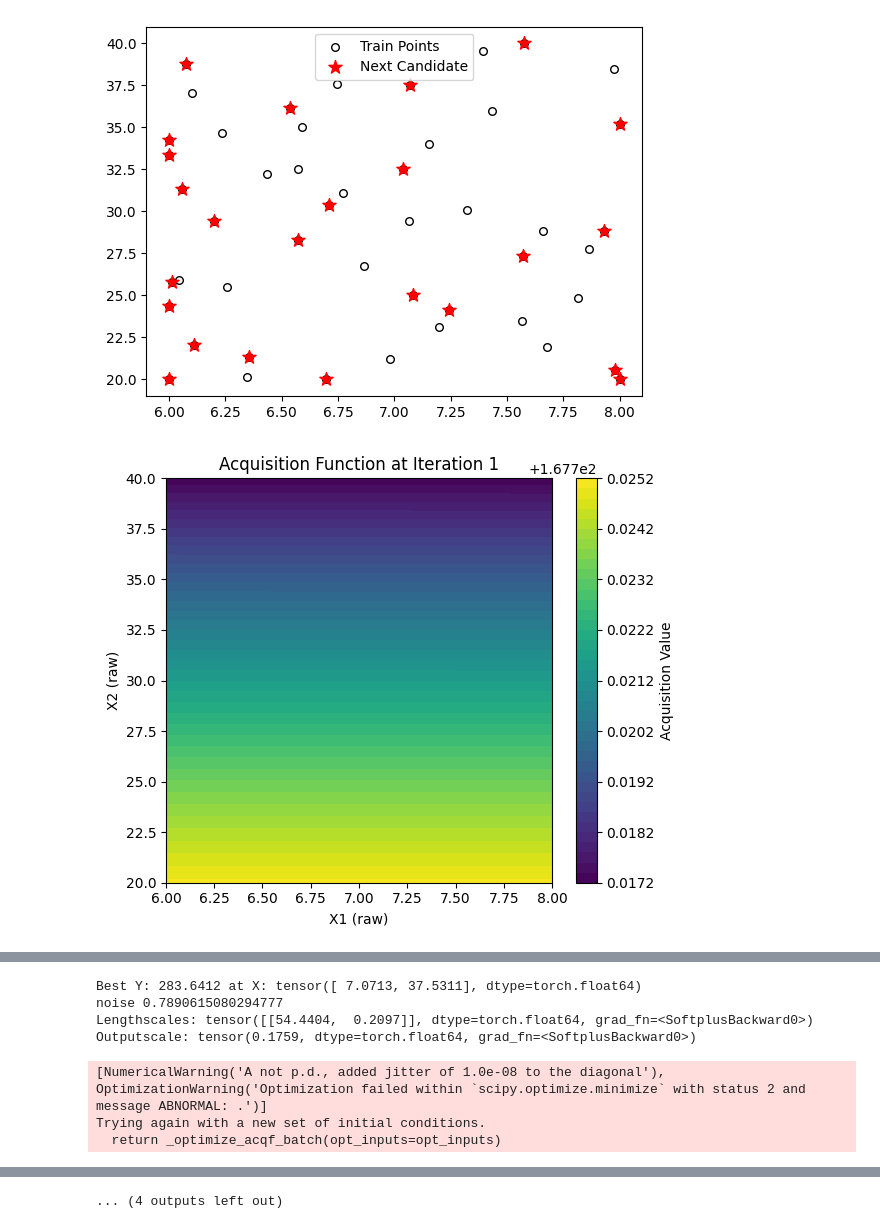
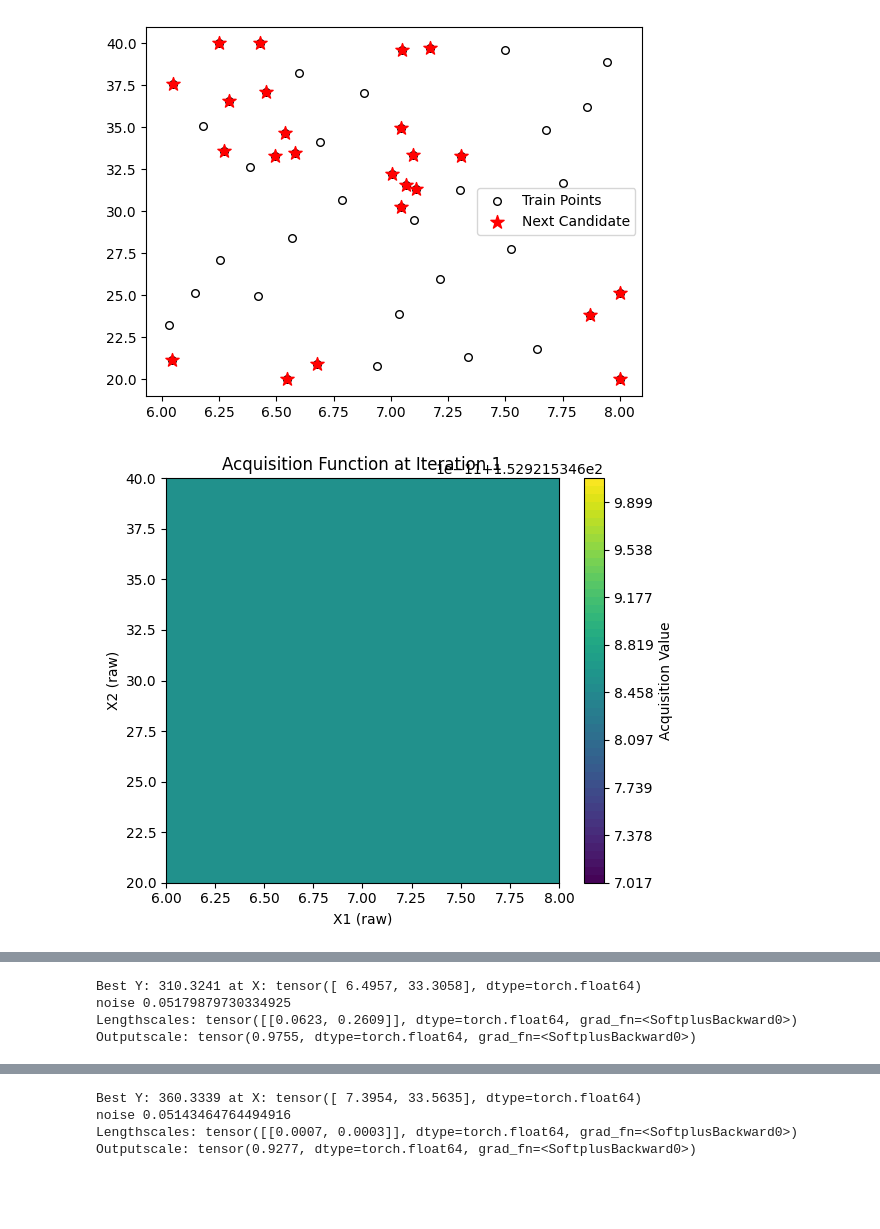
Before and after one commit to subarumuroi/Torch-Practice, a Jupyter notebook: BOTorch UCB.ipynb, the cells around one changed output, grey strips where cells are left out. Cells and saved outputs as stored; diff of their text form; code cells hidden in the pictures; blank space fills up the shorter version.

```diff
--- a/BOTorch UCB.ipynb
+++ b/BOTorch UCB.ipynb
@@ -21,8 +24,10 @@ import matplotlib.pyplot as plt
 # Config
 # ================================================================== #
 
-seed = 421
+seed = 42
 noise_level = 0.2
+lower_noise_bound = 0.1
+upper_noise_bound = 0.3
 initial_sample = 24
 nu=2.5
 
@@ -111,6 +116,21 @@ class UCBModel(SingleTaskGP):
 
         super().__init__(train_X, train_Y, likelihood=likelihood, mean_module= mean_module, covar_module = covar_module, outcome_transform = Standardize(m=1), input_transform = Normalize(d=dim))
 
+        lower_noise = lower_noise_bound**2  # lower noise bound
+        upper_noise = upper_noise_bound**2  # upper noise bound
+
+        # Add a **prior** (softly nudges during training)
+        self.likelihood.noise_covar.register_prior(
+            "noise_prior",
+            SmoothedBoxPrior(lower_noise, upper_noise),
+            "raw_noise"
+        )
+
+        # Add a **constraint** (hard bounding box)
+        self.likelihood.noise_covar.register_constraint(
+            "raw_noise",
+            Interval(lower_noise, upper_noise)
+        )
 
 
 def train_UCB_model(train_X, train_Y):
@@ -200,8 +220,8 @@ def plot_gp_surface(model, bounds, grid_size=50, plot_type="mean", title=None):
     plt.show()
 # %%
 # UCB BO loop
-n_iterations = 3
-beta = 5
+n_iterations = 2
+beta = 1
 
 for i in range (n_iterations):
     # Train the model
@@ -218,32 +238,32 @@ for i in range (n_iterations):
         num_restarts=5,
         raw_samples=20,
     )
 
     #candidate_raw = unnormalize(candidate, bounds=bounds)
     # Evaluate the objective function at the new candidate point
     new_Y = objective_function(candidate)
 
     # Append the new data to the training set
     train_X = torch.cat((train_X, candidate), dim=0)
     train_Y = torch.cat((train_Y, new_Y.unsqueeze(-1)), dim=0)
 
 
     # Optional: Plot acquisition function
     plt.scatter(train_X[:, 0].cpu(), train_X[:, 1].cpu(), c="white", edgecolor="black", s=30, label="Train Points")
     plt.scatter(candidate[:, 0].cpu(), candidate[:, 1].cpu(), c="red", marker="*", s=100, label="Next Candidate")
     plt.legend()
     plot_acquisition(acq_func, bounds, title=f"Acquisition Function at Iteration {i+1}")
     plot_gp_surface(model, bounds, plot_type="mean", title="Posterior Mean")
     plot_gp_surface(model, bounds, plot_type="std", title="Posterior Uncertainty")
 
     plt.show()
     best_idx = torch.argmax(train_Y.squeeze(-1))
     best_X = train_X[best_idx]
     best_Y = train_Y[best_idx].item()
     print(f"Best Y: {best_Y:.4f} at X: {best_X}")
     print("noise", model.likelihood.noise_covar.noise.max().item())
     print("Lengthscales:", model.covar_module.base_kernel.lengthscale)
     print("Outputscale:", model.covar_module.outputscale)
 # %% [output]
-[figure, old version]
+[figure, new version]
-[figure, old version]
+[figure, new version]
@@ -252,7 +272,4 @@ for i in range (n_iterations):
-Best Y: 283.6412 at X: tensor([ 7.0713, 37.5311], dtype=torch.float64)
-noise 0.7890615080294777
-Lengthscales: tensor([[54.4404,  0.2097]], dtype=torch.float64, grad_fn=<SoftplusBackward0>)
-Outputscale: tensor(0.1759, dtype=torch.float64, grad_fn=<SoftplusBackward0>)
+Best Y: 310.3241 at X: tensor([ 6.4957, 33.3058], dtype=torch.float64)
+noise 0.05179879730334925
+Lengthscales: tensor([[0.0623, 0.2609]], dtype=torch.float64, grad_fn=<SoftplusBackward0>)
+Outputscale: tensor(0.9755, dtype=torch.float64, grad_fn=<SoftplusBackward0>)
-[NumericalWarning('A not p.d., added jitter of 1.0e-08 to the diagonal'), OptimizationWarning('Optimization failed within `scipy.optimize.minimize` with status 2 and message ABNORMAL: .')]
-Trying again with a new set of initial conditions.
-  return _optimize_acqf_batch(opt_inputs=opt_inputs)
@@ -268 +280,4 @@ Outputscale: tensor(0.3009, dtype=torch.float64, grad_fn=<SoftplusBackward0>)
-... (4 outputs left out)
+Best Y: 360.3339 at X: tensor([ 7.3954, 33.5635], dtype=torch.float64)
+noise 0.05143464764494916
+Lengthscales: tensor([[0.0007, 0.0003]], dtype=torch.float64, grad_fn=<SoftplusBackward0>)
+Outputscale: tensor(0.9277, dtype=torch.float64, grad_fn=<SoftplusBackward0>)
```
Also changed, not shown: parts of 6 cells of this notebook, 1 other file.
